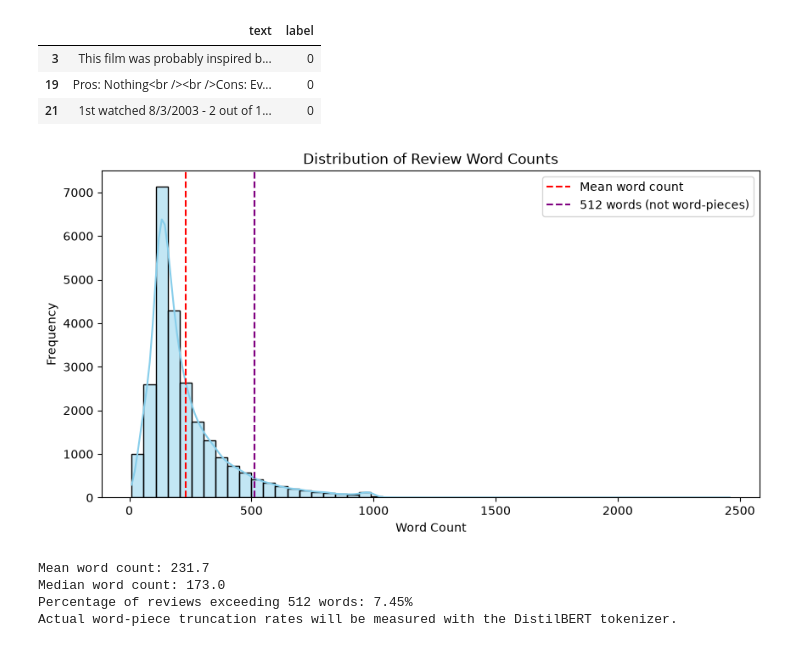
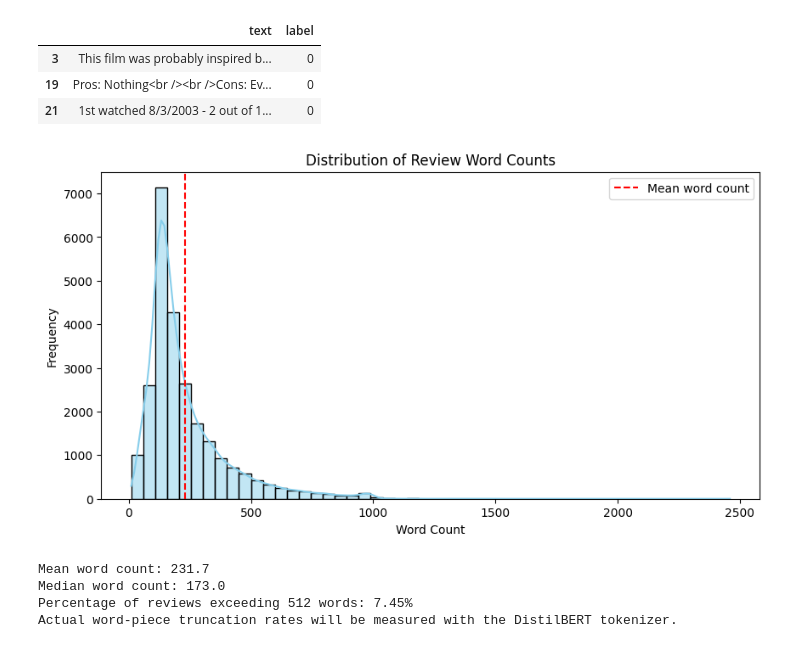
Before and after one commit to paolavasquez98/sentiment-ml-vs-dl, a Jupyter notebook: sent_analysis.ipynb, the cells around one changed output. Drawn from its saved outputs; the diff is of its cells as text; code cells hidden in the pictures.

```diff
--- a/sent_analysis.ipynb
+++ b/sent_analysis.ipynb
@@ -1,5 +1,9 @@
 # %%
 from datasets import load_dataset
 
-# Load labelled training reviews only; the official test split stays sealed
-ds = load_dataset("stanfordnlp/imdb", data_files={"train": "plain_text/train-*"}, split="train")
+ds = load_dataset(
+    "stanfordnlp/imdb",
+    data_files={"train": "plain_text/train-*"},
+    split="train",
+    verification_mode="no_checks",
+)
@@ -96,18 +98,17 @@ Reviews containing explicit ratings: 8.70%
 # %%
 # 4. Length Analysis (Word Count distribution)
 train_df['word_count'] = train_df['cleaned_text'].apply(lambda x: len(x.split()))
 
 plt.figure(figsize=(10, 5))
 sns.histplot(train_df['word_count'], bins=50, kde=True, color='skyblue')
 plt.axvline(train_df['word_count'].mean(), color='red', linestyle='--', label='Mean word count')
-plt.axvline(512, color='purple', linestyle='--', label='512 words (not word-pieces)')
 plt.title('Distribution of Review Word Counts')
 plt.xlabel('Word Count')
 plt.ylabel('Frequency')
 plt.legend()
 plt.show()
 # %% [output]
-[figure, old version]
+[figure, new version]
 # %%
 print(f"Mean word count: {train_df['word_count'].mean():.1f}")
 print(f"Median word count: {train_df['word_count'].median():.1f}")
```
Also changed, not shown: parts of 9 cells of this notebook.
